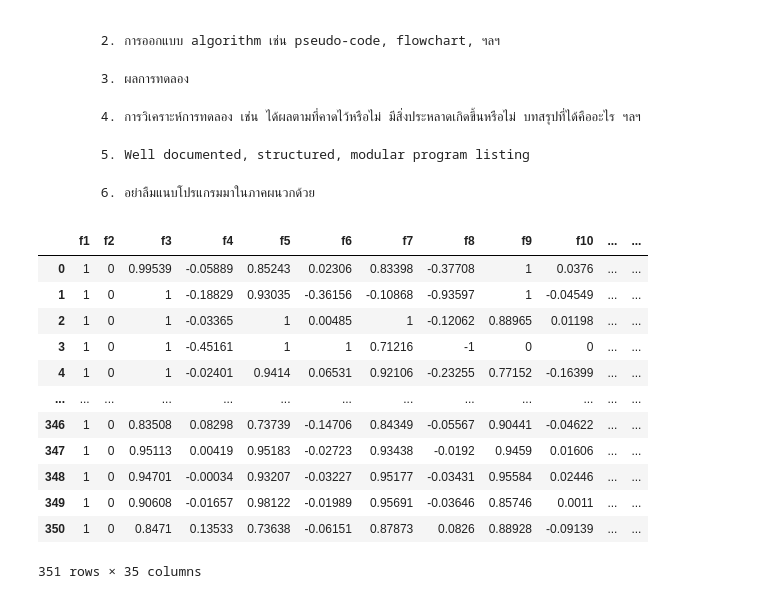
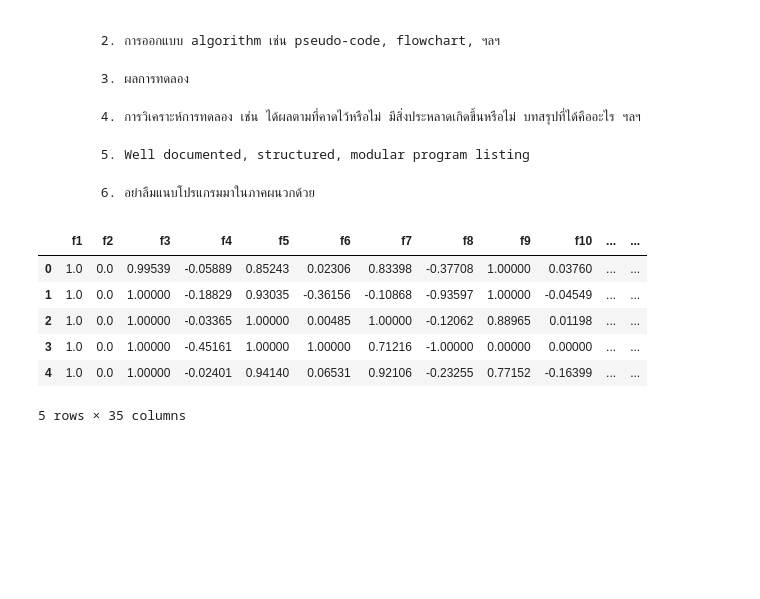
Before and after one commit to pkhamchuai/PatRecG, a Jupyter notebook: Program-HW3/HW3.ipynb, the cells around one changed output. Saved outputs shown, nothing was run; the diff lists cells and outputs as text; code cells hidden in the pictures; blank space fills up the shorter version.

```diff
--- a/Program-HW3/HW3.ipynb
+++ b/Program-HW3/HW3.ipynb
@@ -27,44 +27,51 @@ Due Date 12 ตุลาคม  2566 (ก่อนเวลา 23.00 น.)
 
           6. อย่าลืมแนบโปรแกรมมาในภาคผนวกด้วย
 # %%
-import pandas as pd
-
 import pandas as pd
 
 # open the txt file and read its contents
 with open('ionosphere.txt', 'r', encoding='ISO-8859-1') as file:
     data = file.read()
 
 # remove first 2 letters
 data = data[2:]
+
+# remove '\x00' from the data
+data = data.replace('\x00', '')
 
 # create a dataframe from the data
 df = pd.DataFrame([row.split() for row in data.split('\n')])
 
 # drop the row with odd index
 df = df.drop(df.index[1::2])
 # drop the last row
 df = df.drop(df.index[-1])
 
 # firt row is the column names
 df.columns = df.iloc[0]
 # drop the first row
 df = df.drop(df.index[0])
 
+column_name = [f"f{i}" for i in range(1, 35)] + ['class']
+
+# rename the columns
+df.columns = column_name
+
+# convert the class column to binary
+df['class'] = df['class'].replace(['b', 'g'], [0, 1]) # b = 0, g = 1
+
+# convert the data type to float
+df = df.astype(float)
+
 # reset the index
 df = df.reset_index(drop=True)
-df
+
+df.head()
 # %% [output]
 |  | f1 | f2 | f3 | f4 | f5 | f6 | f7 | f8 | f9 | f10 | ... | ... |
-| 0 | 1 | 0 | 0.99539 | -0.05889 | 0.85243 | 0.02306 | 0.83398 | -0.37708 | 1 | 0.0376 | ... | ... |
-| 1 | 1 | 0 | 1 | -0.18829 | 0.93035 | -0.36156 | -0.10868 | -0.93597 | 1 | -0.04549 | ... | ... |
-| 2 | 1 | 0 | 1 | -0.03365 | 1 | 0.00485 | 1 | -0.12062 | 0.88965 | 0.01198 | ... | ... |
-| 3 | 1 | 0 | 1 | -0.45161 | 1 | 1 | 0.71216 | -1 | 0 | 0 | ... | ... |
-| 4 | 1 | 0 | 1 | -0.02401 | 0.9414 | 0.06531 | 0.92106 | -0.23255 | 0.77152 | -0.16399 | ... | ... |
-| ... | ... | ... | ... | ... | ... | ... | ... | ... | ... | ... | ... | ... |
-| 346 | 1 | 0 | 0.83508 | 0.08298 | 0.73739 | -0.14706 | 0.84349 | -0.05567 | 0.90441 | -0.04622 | ... | ... |
-| 347 | 1 | 0 | 0.95113 | 0.00419 | 0.95183 | -0.02723 | 0.93438 | -0.0192 | 0.9459 | 0.01606 | ... | ... |
-| 348 | 1 | 0 | 0.94701 | -0.00034 | 0.93207 | -0.03227 | 0.95177 | -0.03431 | 0.95584 | 0.02446 | ... | ... |
-| 349 | 1 | 0 | 0.90608 | -0.01657 | 0.98122 | -0.01989 | 0.95691 | -0.03646 | 0.85746 | 0.0011 | ... | ... |
-| 350 | 1 | 0 | 0.8471 | 0.13533 | 0.73638 | -0.06151 | 0.87873 | 0.0826 | 0.88928 | -0.09139 | ... | ... |
+| 0 | 1.0 | 0.0 | 0.99539 | -0.05889 | 0.85243 | 0.02306 | 0.83398 | -0.37708 | 1.00000 | 0.03760 | ... | ... |
+| 1 | 1.0 | 0.0 | 1.00000 | -0.18829 | 0.93035 | -0.36156 | -0.10868 | -0.93597 | 1.00000 | -0.04549 | ... | ... |
+| 2 | 1.0 | 0.0 | 1.00000 | -0.03365 | 1.00000 | 0.00485 | 1.00000 | -0.12062 | 0.88965 | 0.01198 | ... | ... |
+| 3 | 1.0 | 0.0 | 1.00000 | -0.45161 | 1.00000 | 1.00000 | 0.71216 | -1.00000 | 0.00000 | 0.00000 | ... | ... |
+| 4 | 1.0 | 0.0 | 1.00000 | -0.02401 | 0.94140 | 0.06531 | 0.92106 | -0.23255 | 0.77152 | -0.16399 | ... | ... |
-351 rows × 35 columns
+5 rows × 35 columns
```
Also changed, not shown: parts of 4 cells of this notebook.
